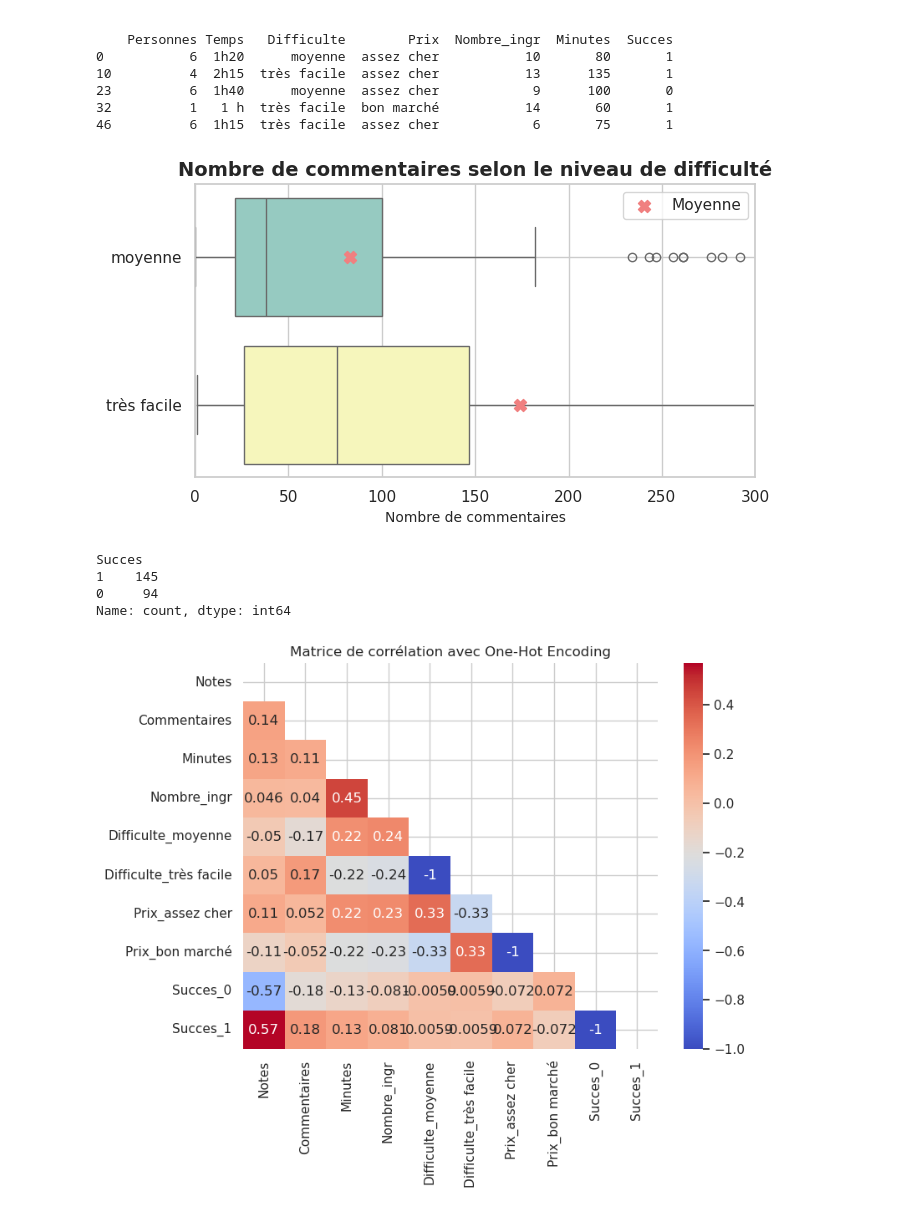
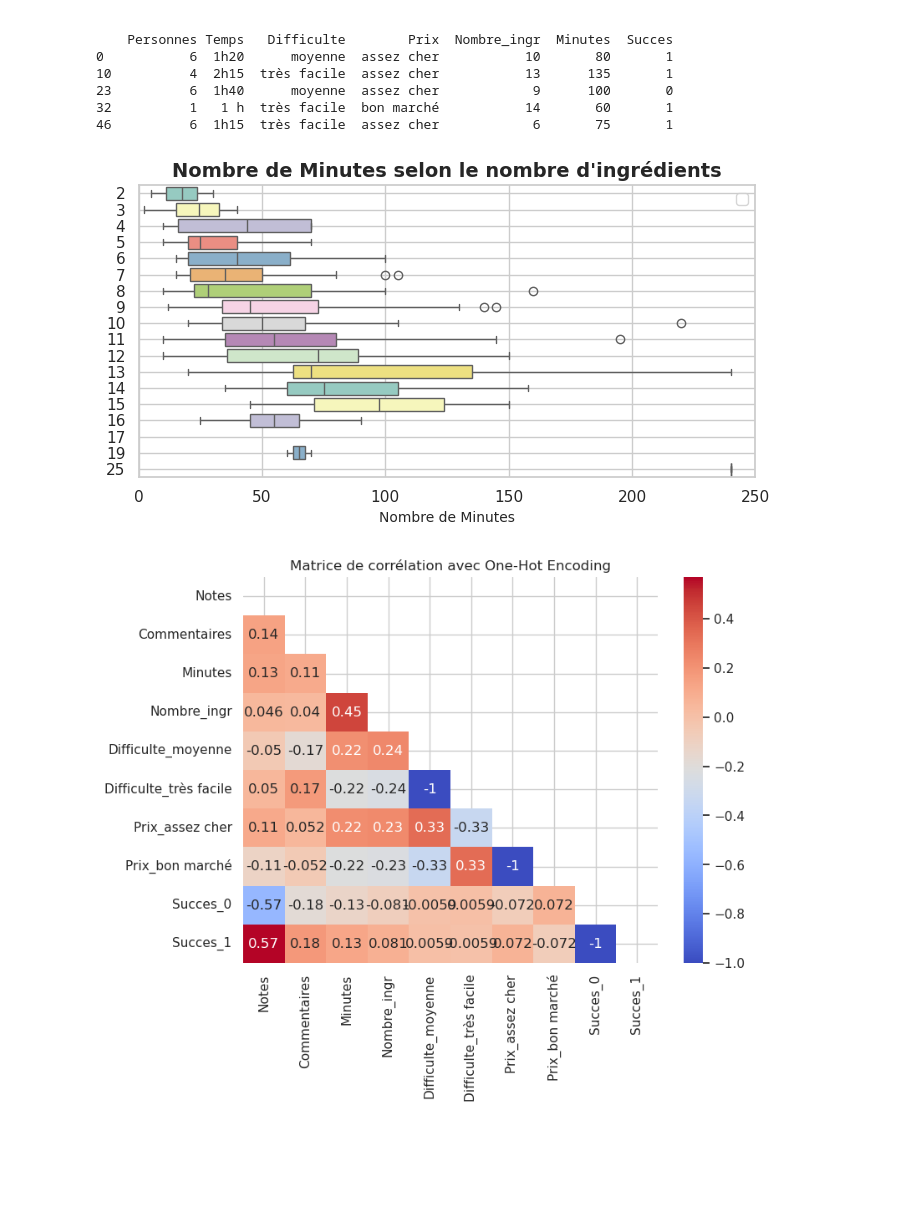
Before and after one commit to Louismoraine/python-pour-data-science, a Jupyter notebook: scripts/projet.ipynb, the cells around one changed output. Drawn from its saved outputs; the diff is of its cells as text; code cells hidden in the pictures; blank space fills up the shorter version.

```diff
--- a/scripts/projet.ipynb
+++ b/scripts/projet.ipynb
@@ -277,38 +272,27 @@ print(recette.head())
 32          1   1 h  très facile  bon marché           14       60       1
 46          6  1h15  très facile  assez cher            6       75       1
 # %%
-# Création du graphique : Commentaires selon Difficulte, les recettes très faciles semble susciter légèrment plus de commentaires
+# Création du graphique :
 sns.set(style="whitegrid")
 plt.figure(figsize=(7, 4))
+recette['Nombre_ingr'] = recette['Nombre_ingr'].astype('category')
 
 # Boxplot
-ax = sns.boxplot(y='Difficulte', x='Commentaires', data=recette, palette="Set3", hue = 'Difficulte', legend = False)
-
-# Calculer les moyennes par catégorie
-mean_values = recette.groupby('Difficulte')['Commentaires'].mean().reset_index()
-
-# Ajouter des croix pour les moyennes
-ax.scatter(mean_values['Commentaires'], mean_values['Difficulte'], color='lightcoral', marker='X', s=75, label='Moyenne', zorder = 2)
+ax = sns.boxplot(y='Nombre_ingr', x='Minutes', data=recette, palette="Set3", hue = 'Nombre_ingr', legend = False)
 
 # Ajout des étiquettes et du titre
-plt.title("Nombre de commentaires selon le niveau de difficulté", fontsize=14,fontweight='bold')
-plt.xlabel('Nombre de commentaires', fontsize=10)
+plt.title("Nombre de Minutes selon le nombre d'ingrédients", fontsize=14,fontweight='bold')
+plt.xlabel('Nombre de Minutes', fontsize=10)
 plt.ylabel('')
 
 # Afficher le graphique
-plt.xlim(0,300)
+plt.xlim(0,250)
 plt.legend()
 plt.grid(True)
 plt.tight_layout()
 plt.show()
-
-print(recette['Succes'].value_counts())
 # %% [output]
-[figure, old version]
+[figure, new version]
-Succes
-1    145
-0     94
-Name: count, dtype: int64
 # %%
 # Corrélations entre les variables :
 import seaborn as sns
```
Also changed, not shown: parts of 6 cells of this notebook.
